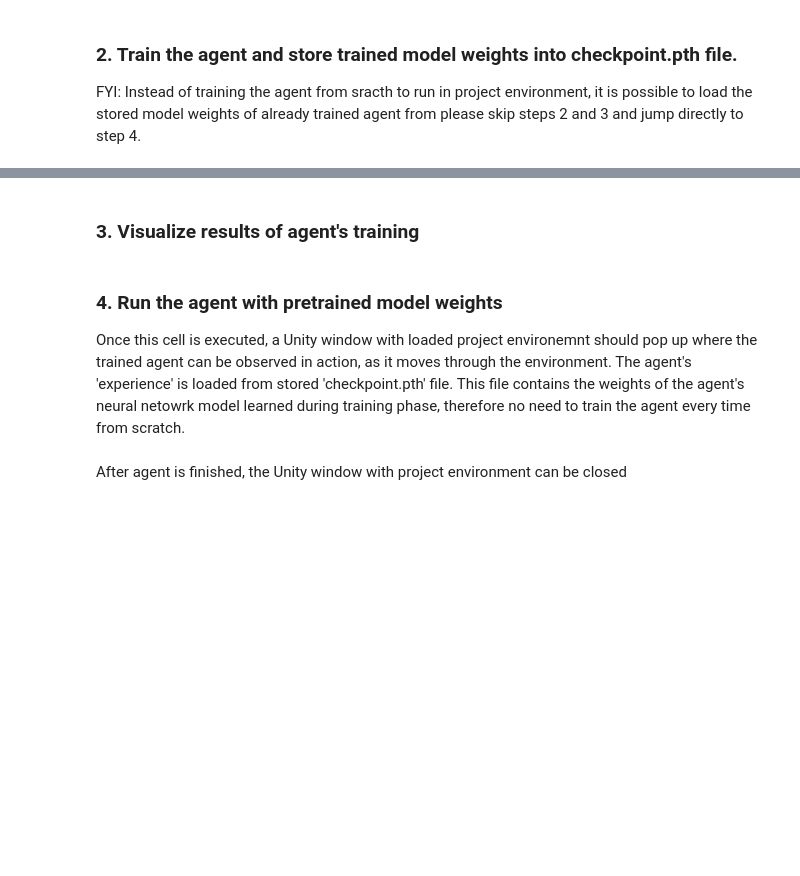
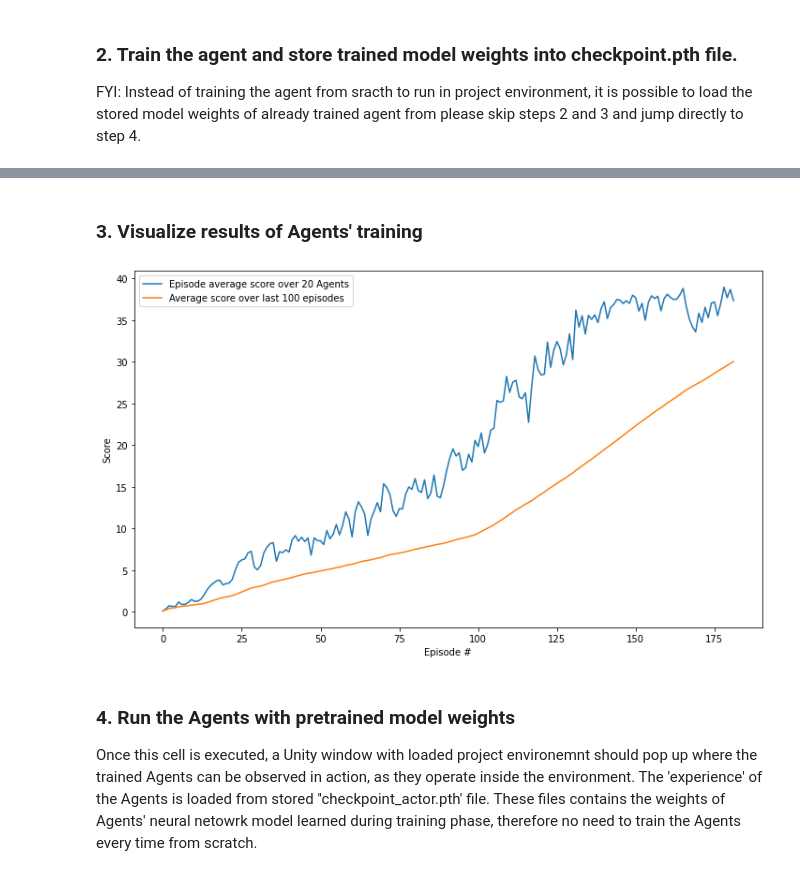
Before and after one commit to otakot/deep-reinforcement-learning-engineer-nd, a Jupyter notebook: continuous-control/Continuous_Control.ipynb, the cells around one changed output, grey strips where cells are left out. Saved outputs shown, nothing was run; the diff lists cells and outputs as text; code cells hidden in the pictures; blank space fills up the shorter version.

Commit message:
Updated Agents execution script to work in multiagent environment

```diff
--- a/continuous-control/Continuous_Control.ipynb
+++ b/continuous-control/Continuous_Control.ipynb
@@ -3,4 +3,4 @@
 # %%
 from unityagents import UnityEnvironment
 import numpy as np
-env = UnityEnvironment(file_name='Reacher.app')
+env = UnityEnvironment(file_name='Reacher_multi.app')
@@ -71,25 +123,22 @@ def ddpg(n_episodes=1000, max_t=2000, print_every=100):
-# %%
-from ddpg_agent import Agent
-
-agent = Agent(state_size=state_size, action_size=action_size, random_seed=13)
-scores, mean = ddpg(n_episodes=600)
 # %% [markdown]
-### 3. Visualize results of agent's training
+### 3. Visualize results of Agents' training
 # %%
 import matplotlib.pyplot as plt
 %matplotlib inline
 ## Plot the scores
 fig = plt.figure(figsize=(12,7))
 
 ax = fig.add_subplot(111)
-plt.plot(np.arange(1, len(scores)+1), scores)
-plt.plot(np.arange(len(mean)), mean)
+plt.plot(np.arange(len(scores)), scores)
+plt.plot(np.arange(len(avg_scores)), avg_scores)
 plt.ylabel('Score')
 plt.xlabel('Episode #')
-plt.legend(('Score', 'Mean'))
+plt.legend(('Episode average score over 20 Agents', 'Average score over last 100 episodes'))
 
 plt.show()
+# %% [output]
+[figure, added]
 # %% [markdown]
-### 4. Run the agent with pretrained model weights
+### 4. Run the Agents with pretrained model weights
 
-Once this cell is executed, a Unity window with loaded project environemnt should pop up where the trained agent can be observed in action, as it moves through the environment. The agent's 'experience' is loaded from stored 'checkpoint.pth' file. This file contains the weights of the agent's neural netowrk model learned during training phase, therefore no need to train the agent every time from scratch.
+Once this cell is executed, a Unity window with loaded project environemnt should pop up where the trained Agents can be observed in action, as they operate inside the environment. The 'experience' of the Agents is loaded from stored ''checkpoint_actor.pth' file. These files contains the weights of Agents' neural netowrk model learned during training phase, therefore no need to train the Agents every time from scratch.
@@ -115,2 +144,0 @@ print('Total score (averaged over agents) this episode: {}'.format(np.mean(score
-# %% [markdown]
-After agent is finished, the Unity window with project environment can be closed
```
Also changed, not shown: parts of 7 cells of this notebook.
